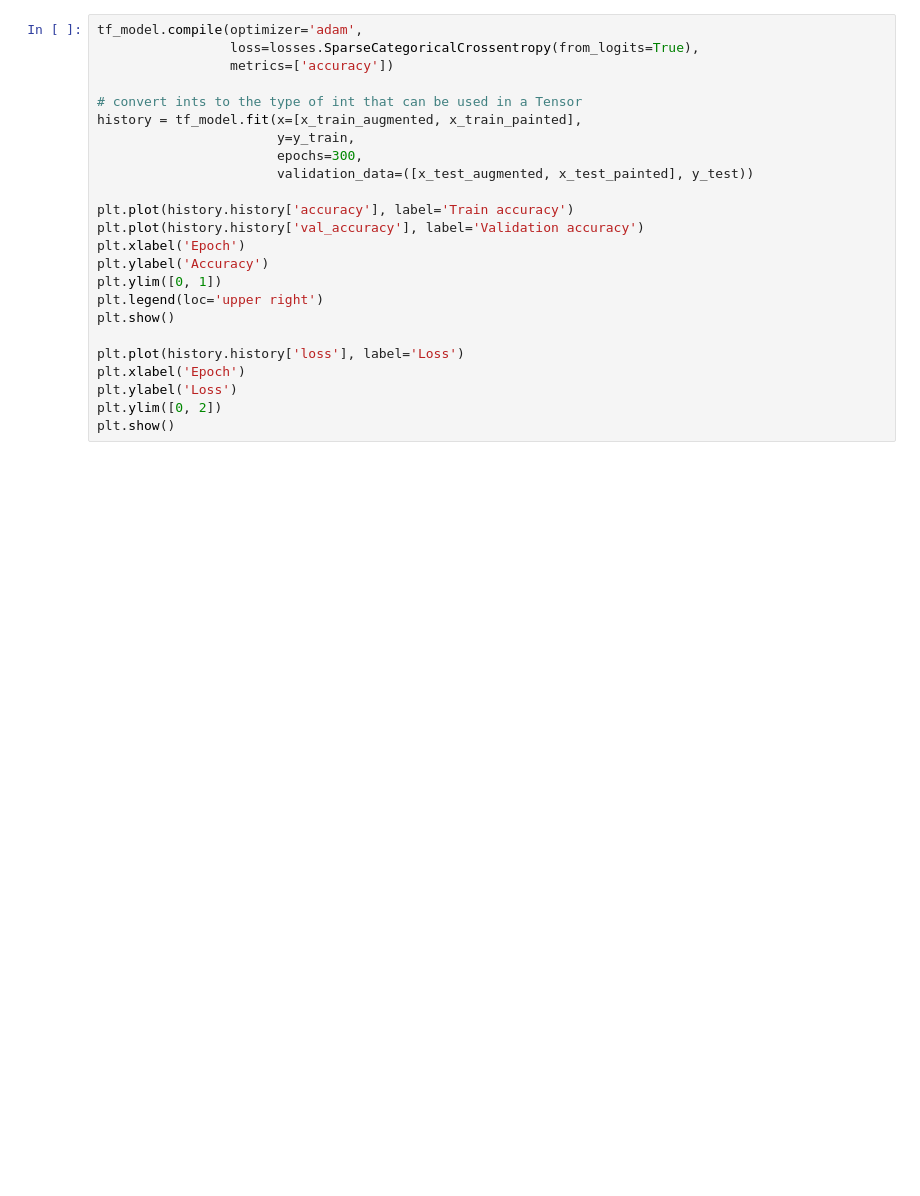
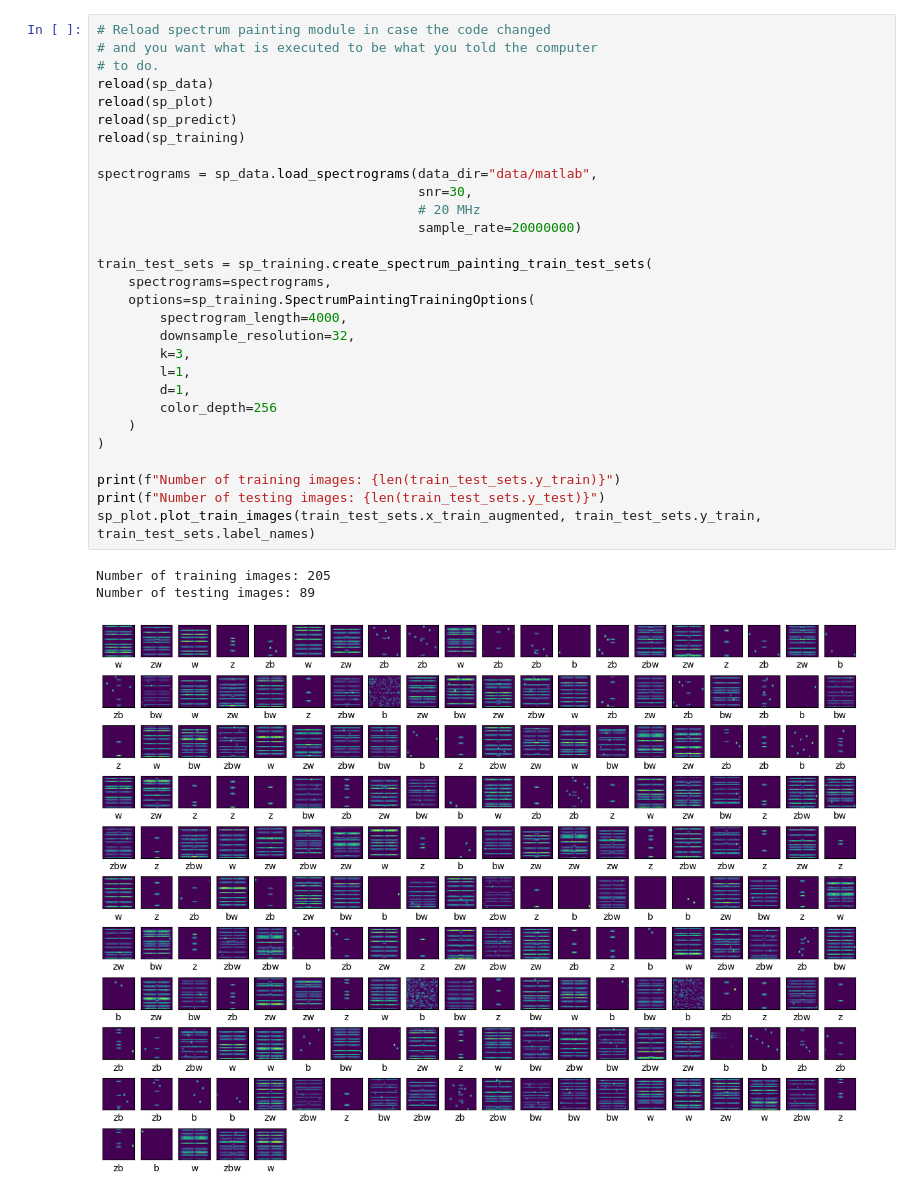
Before and after one commit to sds100/TinyMLSpectrumSensing, a Jupyter notebook: training/train-model.ipynb, the cells around one changed output. Cells and saved outputs as stored; diff of their text form; blank space fills up the shorter version.

```diff
--- a/training/train-model.ipynb
+++ b/training/train-model.ipynb
@@ -199,24 +18,33 @@ tf.keras.utils.plot_model(tf_model, to_file="output/model.png")
-# %%
-tf_model.compile(optimizer='adam',
-                 loss=losses.SparseCategoricalCrossentropy(from_logits=True),
-                 metrics=['accuracy'])
-
-# convert ints to the type of int that can be used in a Tensor
-history = tf_model.fit(x=[x_train_augmented, x_train_painted],
-                       y=y_train,
-                       epochs=300,
-                       validation_data=([x_test_augmented, x_test_painted], y_test))
-
-plt.plot(history.history['accuracy'], label='Train accuracy')
-plt.plot(history.history['val_accuracy'], label='Validation accuracy')
-plt.xlabel('Epoch')
-plt.ylabel('Accuracy')
-plt.ylim([0, 1])
-plt.legend(loc='upper right')
-plt.show()
-
-plt.plot(history.history['loss'], label='Loss')
-plt.xlabel('Epoch')
-plt.ylabel('Loss')
-plt.ylim([0, 2])
-plt.show()
+# %%
+# Reload spectrum painting module in case the code changed
+# and you want what is executed to be what you told the computer
+# to do.
+reload(sp_data)
+reload(sp_plot)
+reload(sp_predict)
+reload(sp_training)
+
+spectrograms = sp_data.load_spectrograms(data_dir="data/matlab",
+                                         snr=30,
+                                         # 20 MHz
+                                         sample_rate=20000000)
+
+train_test_sets = sp_training.create_spectrum_painting_train_test_sets(
+    spectrograms=spectrograms,
+    options=sp_training.SpectrumPaintingTrainingOptions(
+        spectrogram_length=4000,
+        downsample_resolution=32,
+        k=3,
+        l=1,
+        d=1,
+        color_depth=256
+    )
+)
+
+print(f"Number of training images: {len(train_test_sets.y_train)}")
+print(f"Number of testing images: {len(train_test_sets.y_test)}")
+sp_plot.plot_train_images(train_test_sets.x_train_augmented, train_test_sets.y_train, train_test_sets.label_names)
+# %% [output]
+Number of training images: 205
+Number of testing images: 89
+[figure, added]
```
Also changed, not shown: parts of 20 cells of this notebook, 5 other files.
